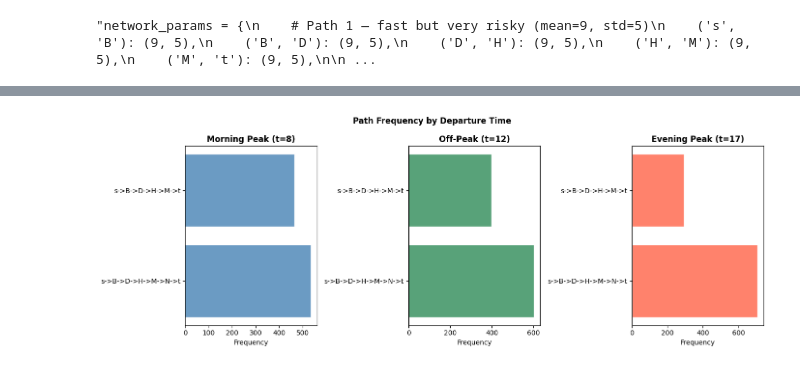
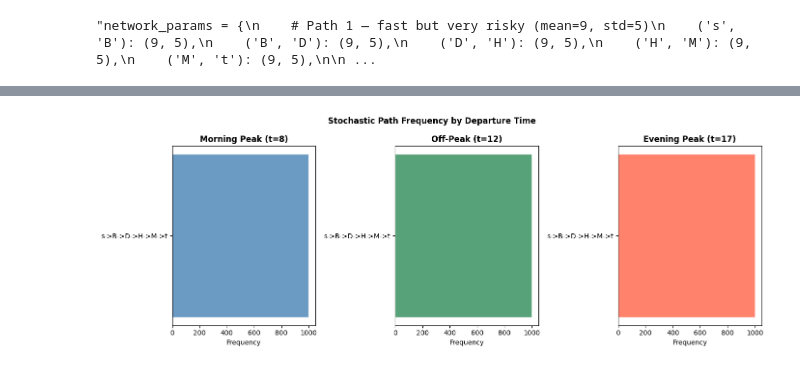
Before and after one commit to Kymapo/ISE754, a Jupyter notebook: Traffic Network Practice.ipynb, the cells around one changed output, grey strips where cells are left out. Saved outputs shown, nothing was run; the diff lists cells and outputs as text; code cells hidden in the pictures.

```diff
--- a/Traffic Network Practice.ipynb
+++ b/Traffic Network Practice.ipynb
@@ -478,10 +483,12 @@ plt.show()
 # %%
-## Forward induction
+## Forward induction (Dijkstra)
 
+T_min = 5*60
+T_max = 22*60
 policy = {}
 
 for node in G.nodes():
-    for t in range(1440):
+    for t in range(T_min, T_max + 1):
         if node == 't':
             continue
         path, cost = dijkstra_td(network_td, node, 't', departure_time=t)
@@ -574,7 +582,7 @@ def extract_path(policy, start, t, max_steps=20):
             break
         next_node = policy[(node, t)]
         travel_time = get_travel_time((node, next_node), t)
-        t = (t + travel_time) % 1440
+        t = t + travel_time
         path.append(next_node)
         node = next_node
     return path
@@ -630,7 +638,7 @@ network_params = {
     ('F', 'G'): (4, 3),
     ('F', 'J'): (7, 2),
     ('G', 'J'): (10, 3),
-    ('G', 'K'): (5, 5),
+    ('G', 'K'): (5, 3),
     ('H', 'L'): (8, 2),
     ('H', 'M'): (5, 1),
     ('I', 'L'): (6, 1),
@@ -865,0 +855,20 @@ Evening Peak (t=17)            40.89      39.97       3.51       3.87     41.77
+# %%
+fig, axes = plt.subplots(1, 3, figsize=(14, 4), sharey=True)
+labels = ['Morning Peak (t=8)', 'Off-Peak (t=12)', 'Evening Peak (t=17)']
+for ax, (t, label) in zip(axes, zip(departure_times, labels)):
+    sto_costs = sorted(results_sto[t]['costs'])
+    det_costs = sorted(results_det[t]['costs'])
+
+    n = len(sto_costs)
+    cdf_y = np.arange(1, n + 1) / n
+
+    ax.step(sto_costs, cdf_y, where='post', color='steelblue', label='Stochastic DP')
+    ax.step(det_costs, cdf_y, where='post', color='tomato', label='Deterministic')
+
+    ax.set_title(label, fontweight='bold')
+    ax.set_xlabel('Realized Travel Cost (mins)')
+    ax.set_ylabel('Cumulative Probability')
+    ax.legend(fontsize=7)
+
+plt.tight_layout()
+plt.show()
@@ -866,17 +877,18 @@ Evening Peak (t=17)            40.89      39.97       3.51       3.87     41.77
 # %%
 from collections import Counter
 
 fig, axes = plt.subplots(1, 3, figsize=(14, 5))
+colors = ['steelblue', 'seagreen', 'tomato']
 
 for ax, (t, color, label) in zip(axes, zip(departure_times, colors, labels)):
     path_counts = Counter(results_sto[t]['paths'])
     paths, counts = zip(*sorted(path_counts.items(), key=lambda x: -x[1]))
     ax.barh(paths, counts, color=color, alpha=0.8, edgecolor='white')
     ax.set_title(label, fontweight='bold')
     ax.set_xlabel('Frequency')
 
-fig.suptitle('Path Frequency by Departure Time', fontweight='bold')
+fig.suptitle('Stochastic Path Frequency by Departure Time', fontweight='bold')
 plt.tight_layout()
 plt.show()
 # %% [output]
-[figure, old version]
+[figure, new version]
```
Also changed, not shown: parts of 18 cells of this notebook.
